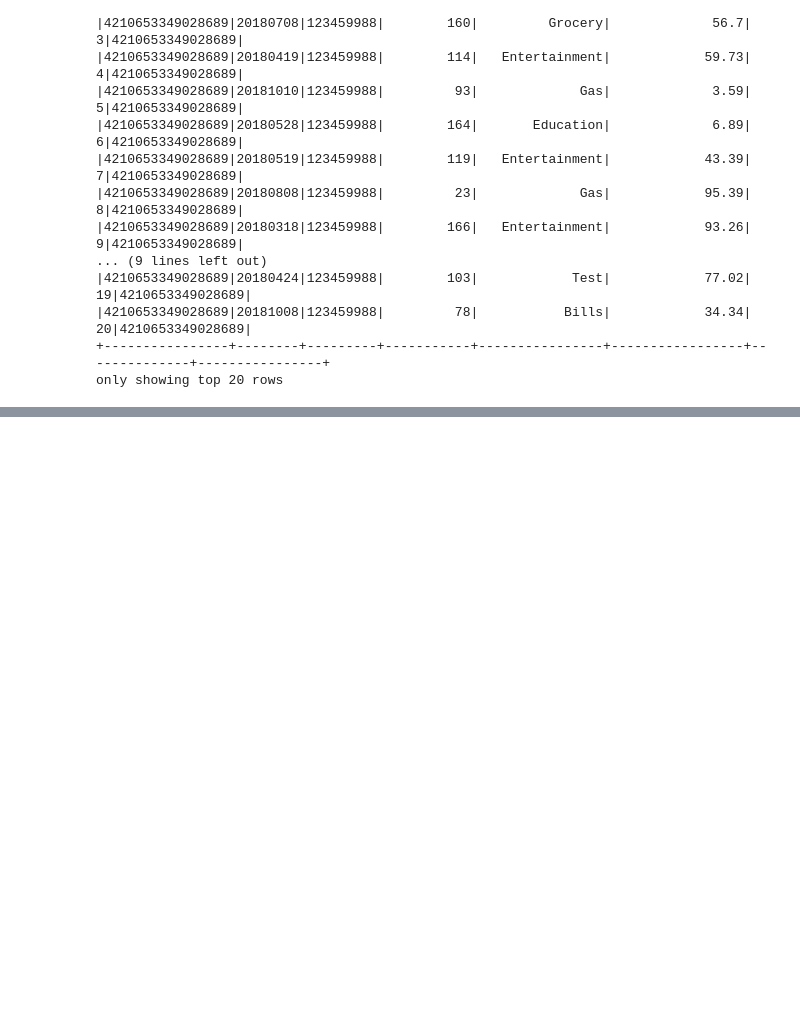
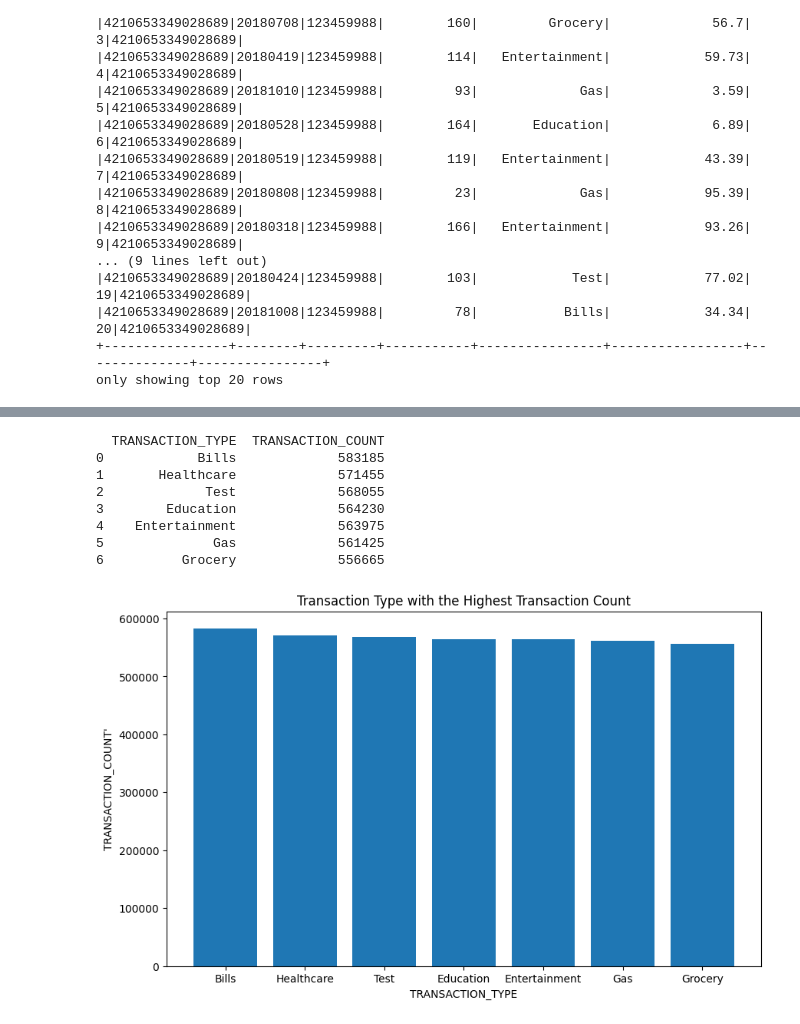
Before and after one commit to Ribkaay/Ayele-Data-Enginerring-Project-, a Jupyter notebook: project.ipynb, the cells around one changed output, grey strips where cells are left out. Drawn from its saved outputs; the diff is of its cells as text; code cells hidden in the pictures; blank space fills up the shorter version.

```diff
--- a/project.ipynb
+++ b/project.ipynb
@@ -543,0 +655,56 @@ monthly_bill.show()
+# %%
+# Find and plot which transaction type has the highest transaction count.
+
+def highest_transaction_type(): #To access it call this function
+
+    conn = mysql.connector.connect(database='creditcard_capstone',
+                               user = secret.mysql_username,
+                               password = secret.mysql_password)
+    cursor = conn.cursor()
+
+    try:
+        conn = mysql.connector.connect(database='creditcard_capstone',
+                                user = secret.mysql_username,
+                               password = secret.mysql_password)
+        cursor = conn.cursor()
+
+        # selct the highst transaction and state from cdw_sapp_custmer
+        #data
+
+        query = """SELECT TRANSACTION_TYPE,COUNT(*) AS TRANSACTION_COUNT
+                FROM  cdw_sapp_credit GROUP BY TRANSACTION_TYPE
+                ORDER BY TRANSACTION_COUNT DESC """
+        cursor.execute(query)
+
+        data = cursor.fetchall()  #Fectch the result into dataframe
+        df = pd.DataFrame(data, columns = ['TRANSACTION_TYPE','TRANSACTION_COUNT'])
+        print(df)
+        plt.figure(figsize=(10,6))
+
+        plt.bar(df['TRANSACTION_TYPE'], df['TRANSACTION_COUNT'])
+        plt.title("Transaction Type with the Highest Transaction Count")
+        plt.xlabel("TRANSACTION_TYPE")
+        plt.ylabel("TRANSACTION_COUNT'")
+        #Add a grid lines
+        #.grild(True, linestyle = '--')
+        plt.show()
+        cursor.close()
+
+    except Error as e:
+        print(e)
+    finally:
+      conn.close()
+
+
+
+highest_transaction_type()
+# %% [output]
+  TRANSACTION_TYPE  TRANSACTION_COUNT
+0            Bills             583185
+1       Healthcare             571455
+2             Test             568055
+3        Education             564230
+4    Entertainment             563975
+5              Gas             561425
+6          Grocery             556665
+[figure, added]
```
Also changed, not shown: parts of 19 cells of this notebook, 8 other files.
